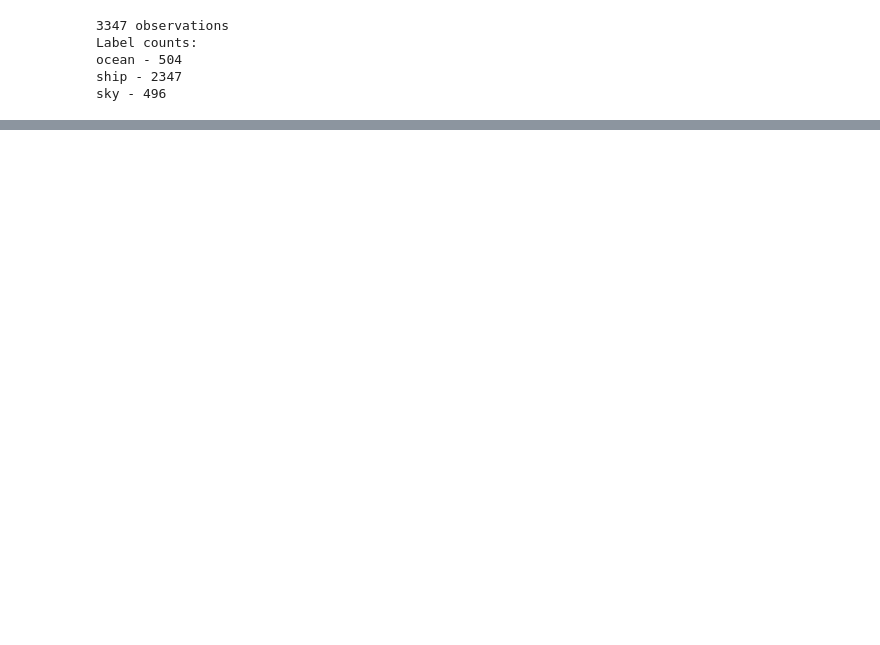
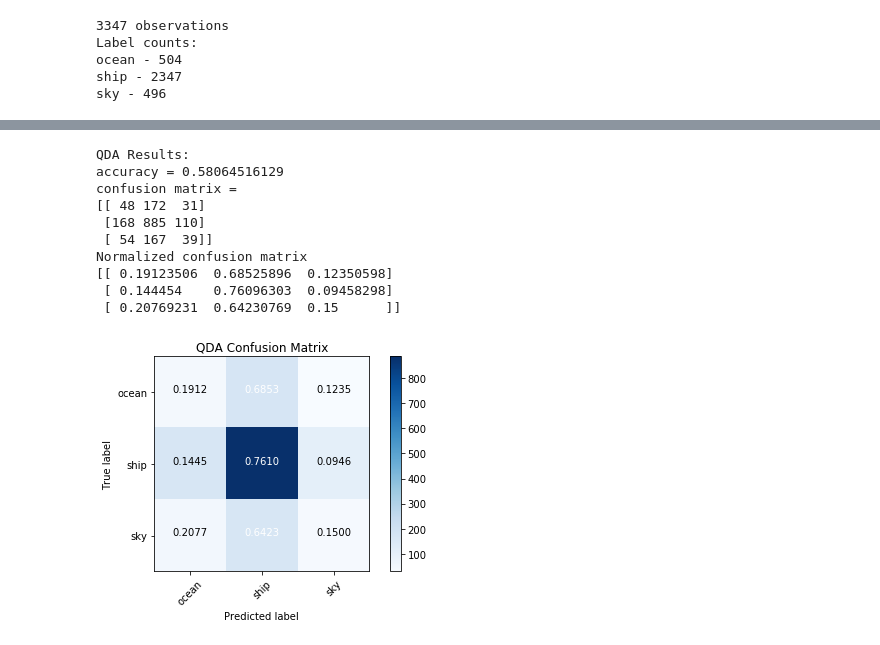
Before and after one commit to jordantrc/ml-project, a Jupyter notebook: code/project.ipynb, the cells around one changed output, grey strips where cells are left out. Drawn from its saved outputs; the diff is of its cells as text; code cells hidden in the pictures; blank space fills up the shorter version.

```diff
--- a/code/project.ipynb
+++ b/code/project.ipynb
@@ -144,0 +229,32 @@ plt.show()
+# %%
+# QDA
+classifier = discriminant_analysis.QuadraticDiscriminantAnalysis()
+classifier.fit(X_train, y_train_numeric)
+
+y_prediction = []
+y_prediction_num = classifier.predict(X_test)
+for pred in y_prediction_num:
+    y_prediction.append(labels[pred])
+
+cm = metrics.confusion_matrix(y_test, y_prediction, labels=labels)
+accuracy = metrics.accuracy_score(y_test, y_prediction, normalize=True)
+
+print("QDA Results:")
+print("accuracy = " + str(accuracy))
+print("confusion matrix = ")
+print(cm)
+
+plot_confusion_matrix(cm, labels, title="QDA Confusion Matrix")
+plt.show()
+# %% [output]
+QDA Results:
+accuracy = 0.58064516129
+confusion matrix =
+[[ 48 172  31]
+ [168 885 110]
+ [ 54 167  39]]
+Normalized confusion matrix
+[[ 0.19123506  0.68525896  0.12350598]
+ [ 0.144454    0.76096303  0.09458298]
+ [ 0.20769231  0.64230769  0.15      ]]
+[figure, added]
```
Also changed, not shown: parts of 11 cells of this notebook, 1 other file.
